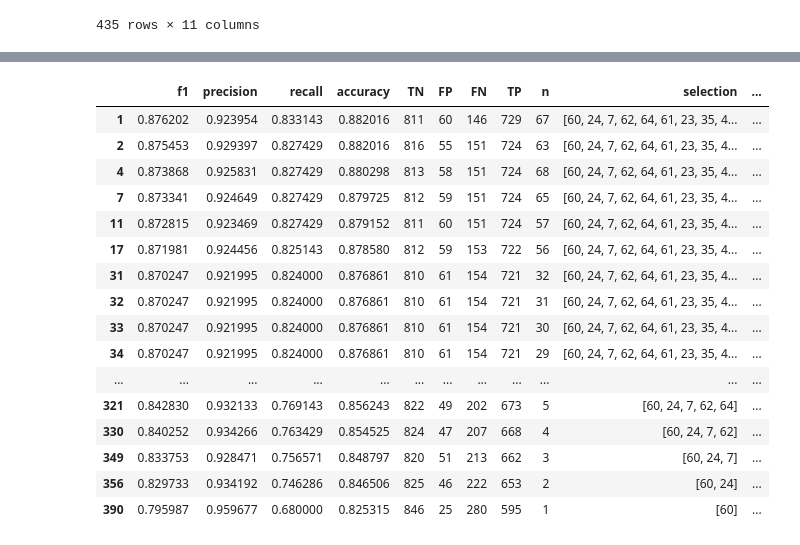
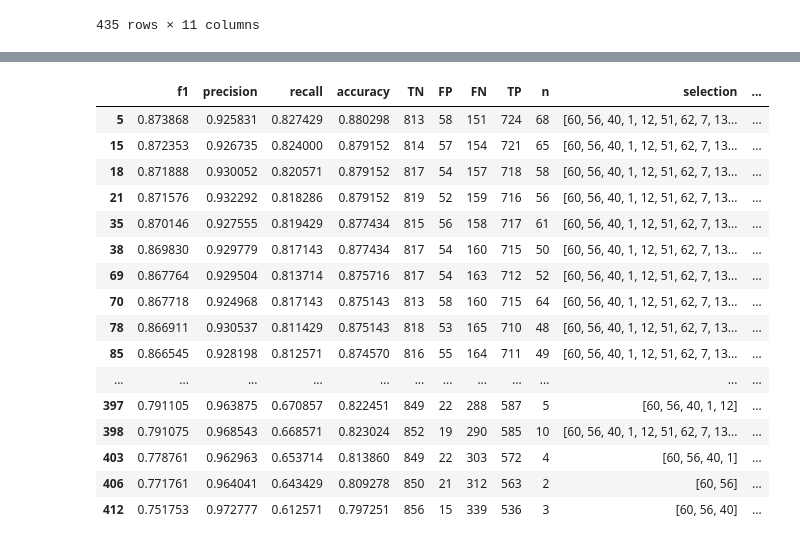
Before and after one commit to nischikata/AggressivenessClassification, a Jupyter notebook: test_stepwise_selection.ipynb, the cells around one changed output, grey strips where cells are left out. Cells and saved outputs as stored; diff of their text form; code cells hidden in the pictures.

```diff
--- a/test_stepwise_selection.ipynb
+++ b/test_stepwise_selection.ipynb
@@ -108,20 +98,20 @@ w1_results.loc[w1_results['n'] <= 20]
-# %%
-sw_results.loc[sw_results['source'] == 'RFE']
-# %% [output]
-|  | f1 | precision | recall | accuracy | TN | FP | FN | TP | n | selection | ... |
-| 1 | 0.876202 | 0.923954 | 0.833143 | 0.882016 | 811 | 60 | 146 | 729 | 67 | [60, 24, 7, 62, 64, 61, 23, 35, 4... | ... |
-| 2 | 0.875453 | 0.929397 | 0.827429 | 0.882016 | 816 | 55 | 151 | 724 | 63 | [60, 24, 7, 62, 64, 61, 23, 35, 4... | ... |
-| 4 | 0.873868 | 0.925831 | 0.827429 | 0.880298 | 813 | 58 | 151 | 724 | 68 | [60, 24, 7, 62, 64, 61, 23, 35, 4... | ... |
-| 7 | 0.873341 | 0.924649 | 0.827429 | 0.879725 | 812 | 59 | 151 | 724 | 65 | [60, 24, 7, 62, 64, 61, 23, 35, 4... | ... |
-| 11 | 0.872815 | 0.923469 | 0.827429 | 0.879152 | 811 | 60 | 151 | 724 | 57 | [60, 24, 7, 62, 64, 61, 23, 35, 4... | ... |
-| 17 | 0.871981 | 0.924456 | 0.825143 | 0.878580 | 812 | 59 | 153 | 722 | 56 | [60, 24, 7, 62, 64, 61, 23, 35, 4... | ... |
-| 31 | 0.870247 | 0.921995 | 0.824000 | 0.876861 | 810 | 61 | 154 | 721 | 32 | [60, 24, 7, 62, 64, 61, 23, 35, 4... | ... |
-| 32 | 0.870247 | 0.921995 | 0.824000 | 0.876861 | 810 | 61 | 154 | 721 | 31 | [60, 24, 7, 62, 64, 61, 23, 35, 4... | ... |
-| 33 | 0.870247 | 0.921995 | 0.824000 | 0.876861 | 810 | 61 | 154 | 721 | 30 | [60, 24, 7, 62, 64, 61, 23, 35, 4... | ... |
-| 34 | 0.870247 | 0.921995 | 0.824000 | 0.876861 | 810 | 61 | 154 | 721 | 29 | [60, 24, 7, 62, 64, 61, 23, 35, 4... | ... |
-| ... | ... | ... | ... | ... | ... | ... | ... | ... | ... | ... | ... |
-| 321 | 0.842830 | 0.932133 | 0.769143 | 0.856243 | 822 | 49 | 202 | 673 | 5 | [60, 24, 7, 62, 64] | ... |
-| 330 | 0.840252 | 0.934266 | 0.763429 | 0.854525 | 824 | 47 | 207 | 668 | 4 | [60, 24, 7, 62] | ... |
-| 349 | 0.833753 | 0.928471 | 0.756571 | 0.848797 | 820 | 51 | 213 | 662 | 3 | [60, 24, 7] | ... |
-| 356 | 0.829733 | 0.934192 | 0.746286 | 0.846506 | 825 | 46 | 222 | 653 | 2 | [60, 24] | ... |
-| 390 | 0.795987 | 0.959677 | 0.680000 | 0.825315 | 846 | 25 | 280 | 595 | 1 | [60] | ... |
+# %%
+w1_results.loc[w1_results['source'] == 'ranksum']
+# %% [output]
+|  | f1 | precision | recall | accuracy | TN | FP | FN | TP | n | selection | ... |
+| 5 | 0.873868 | 0.925831 | 0.827429 | 0.880298 | 813 | 58 | 151 | 724 | 68 | [60, 56, 40, 1, 12, 51, 62, 7, 13... | ... |
+| 15 | 0.872353 | 0.926735 | 0.824000 | 0.879152 | 814 | 57 | 154 | 721 | 65 | [60, 56, 40, 1, 12, 51, 62, 7, 13... | ... |
+| 18 | 0.871888 | 0.930052 | 0.820571 | 0.879152 | 817 | 54 | 157 | 718 | 58 | [60, 56, 40, 1, 12, 51, 62, 7, 13... | ... |
+| 21 | 0.871576 | 0.932292 | 0.818286 | 0.879152 | 819 | 52 | 159 | 716 | 56 | [60, 56, 40, 1, 12, 51, 62, 7, 13... | ... |
+| 35 | 0.870146 | 0.927555 | 0.819429 | 0.877434 | 815 | 56 | 158 | 717 | 61 | [60, 56, 40, 1, 12, 51, 62, 7, 13... | ... |
+| 38 | 0.869830 | 0.929779 | 0.817143 | 0.877434 | 817 | 54 | 160 | 715 | 50 | [60, 56, 40, 1, 12, 51, 62, 7, 13... | ... |
+| 69 | 0.867764 | 0.929504 | 0.813714 | 0.875716 | 817 | 54 | 163 | 712 | 52 | [60, 56, 40, 1, 12, 51, 62, 7, 13... | ... |
+| 70 | 0.867718 | 0.924968 | 0.817143 | 0.875143 | 813 | 58 | 160 | 715 | 64 | [60, 56, 40, 1, 12, 51, 62, 7, 13... | ... |
+| 78 | 0.866911 | 0.930537 | 0.811429 | 0.875143 | 818 | 53 | 165 | 710 | 48 | [60, 56, 40, 1, 12, 51, 62, 7, 13... | ... |
+| 85 | 0.866545 | 0.928198 | 0.812571 | 0.874570 | 816 | 55 | 164 | 711 | 49 | [60, 56, 40, 1, 12, 51, 62, 7, 13... | ... |
+| ... | ... | ... | ... | ... | ... | ... | ... | ... | ... | ... | ... |
+| 397 | 0.791105 | 0.963875 | 0.670857 | 0.822451 | 849 | 22 | 288 | 587 | 5 | [60, 56, 40, 1, 12] | ... |
+| 398 | 0.791075 | 0.968543 | 0.668571 | 0.823024 | 852 | 19 | 290 | 585 | 10 | [60, 56, 40, 1, 12, 51, 62, 7, 13... | ... |
+| 403 | 0.778761 | 0.962963 | 0.653714 | 0.813860 | 849 | 22 | 303 | 572 | 4 | [60, 56, 40, 1] | ... |
+| 406 | 0.771761 | 0.964041 | 0.643429 | 0.809278 | 850 | 21 | 312 | 563 | 2 | [60, 56] | ... |
+| 412 | 0.751753 | 0.972777 | 0.612571 | 0.797251 | 856 | 15 | 339 | 536 | 3 | [60, 56, 40] | ... |
```
Also changed, not shown: parts of 4 cells of this notebook, 24 other files.
